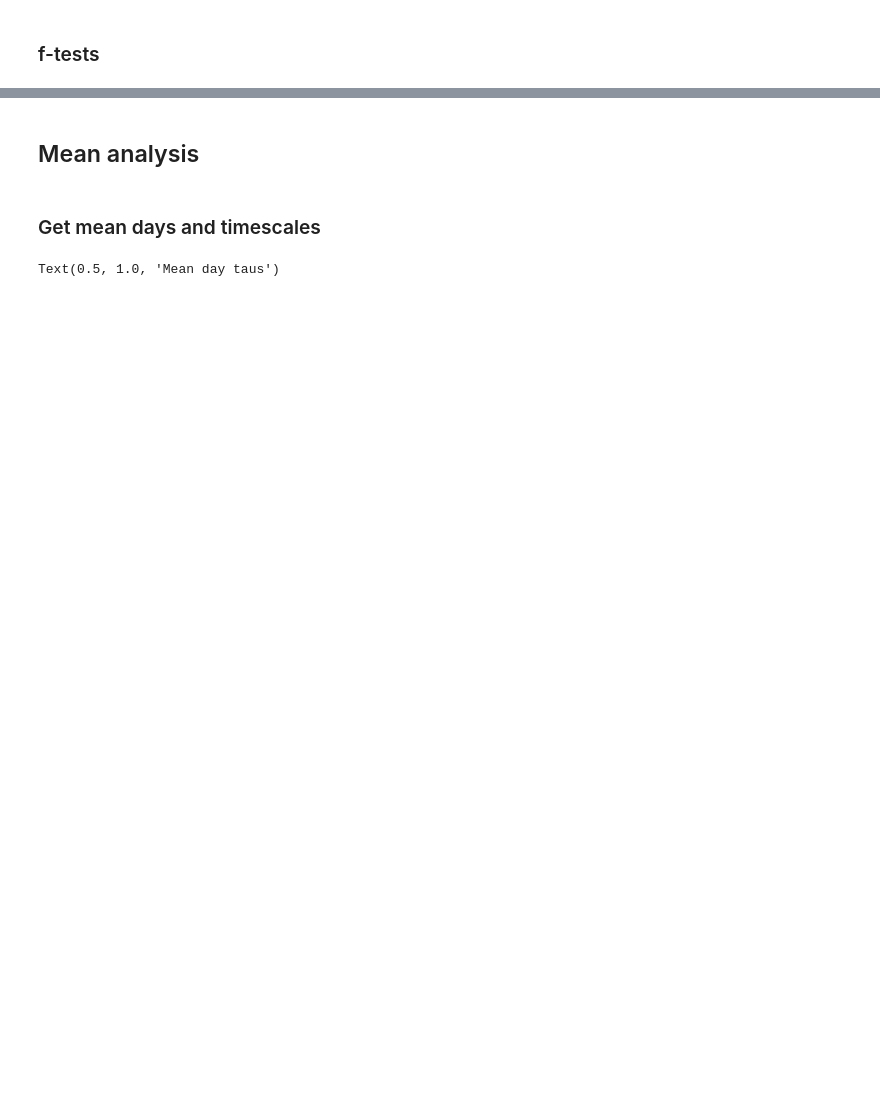
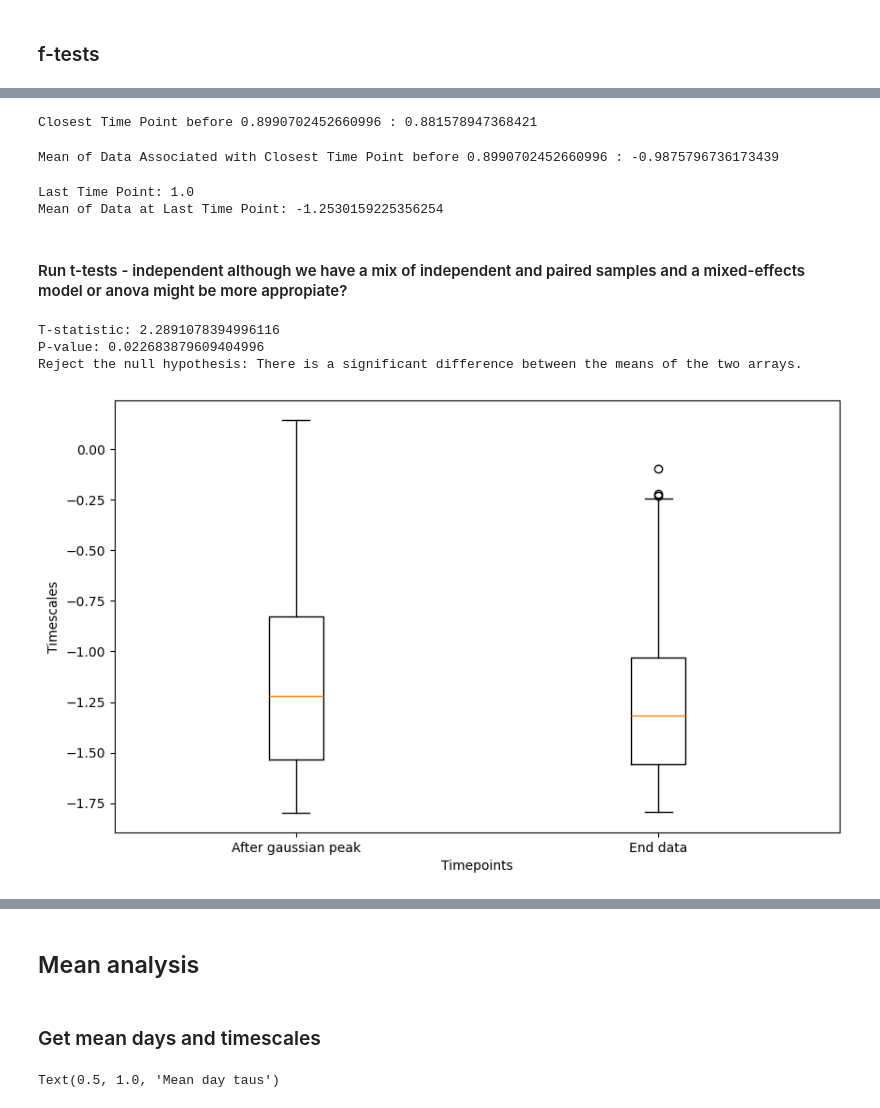
Before and after one commit to voytekresearch/timescale_development, a Jupyter notebook: timescales_analysis_hypotheses_organoid_dataset_version.ipynb, the cells around one changed output, grey strips where cells are left out. Saved outputs shown, nothing was run; the diff lists cells and outputs as text; code cells hidden in the pictures; blank space fills up the shorter version.

```diff
--- a/timescales_analysis_hypotheses_organoid_dataset_version.ipynb
+++ b/timescales_analysis_hypotheses_organoid_dataset_version.ipynb
@@ -301,0 +304,2 @@ f_test rat h1 vs h2: (1.0063994459585754, 0.4383476514623941)
+# %%
+gaussian_peak = params_gaussian[1]
@@ -301,0 +332,76 @@ f_test rat h1 vs h2: (1.0063994459585754, 0.4383476514623941)
+# %%
+# Filter time points that occur before the given time point
+filtered_timepoints = [time_point for time_point in days_in  if time_point < gaussian_peak]
+
+# If there are filtered time points, find the one closest to the given time point
+if filtered_timepoints:
+    closest_timepoint_before = max(filtered_timepoints)
+else:
+    closest_timepoint_before = None
+
+print("Closest Time Point before", gaussian_peak, ":", closest_timepoint_before)
+# %% [output]
+Closest Time Point before 0.8990702452660996 : 0.881578947368421
+# %%
+# Calculate the mean of data associated with the closest time point
+data_at_closest_timepoint_before = [data_in[i] for i, t in enumerate(days_in) if t == closest_timepoint_before]
+
+mean_data_at_closest_timepoint_before = np.mean(data_at_closest_timepoint_before)
+
+
+print("Mean of Data Associated with Closest Time Point before", gaussian_peak, ":", mean_data_at_closest_timepoint_before)
+# %% [output]
+Mean of Data Associated with Closest Time Point before 0.8990702452660996 : -0.9875796736173439
+# %%
+# Get the last time point
+last_timepoint = max(days_in)
+print("Last Time Point:", last_timepoint)
+
+# Find the indices where the time array equals the last time point
+last_timepoint_indices = np.where(days_in == last_timepoint)[0]
+
+# Get the data associated with the last time point
+data_at_last_timepoint = data_in[last_timepoint_indices]
+
+# Calculate the mean of the data associated with the last time point
+mean_data_at_last_timepoint = np.mean(data_at_last_timepoint)
+
+
+print("Mean of Data at Last Time Point:", mean_data_at_last_timepoint)
+# %% [output]
+Last Time Point: 1.0
+Mean of Data at Last Time Point: -1.2530159225356254
+# %% [markdown]
+#### Run t-tests - independent although we have a mix of independent and paired samples and a mixed-effects model or anova might be more appropiate?
+# %%
+#after gausssian timepoint
+# Perform t-test
+t_statistic, p_value = ttest_ind(data_at_closest_timepoint, data_at_last_timepoint)
+
+# Print the results
+print("T-statistic:", t_statistic)
+print("P-value:", p_value)
+
+# Interpret the p-value
+alpha = 0.05  # significance level
+if p_value < alpha:
+    print("Reject the null hypothesis: There is a significant difference between the means of the two arrays.")
+else:
+    print("Fail to reject the null hypothesis: There is no significant difference between the means of the two arrays.")
+
+
+# Create box plot
+plt.figure(figsize=(10, 6))
+
+plt.boxplot([data_at_closest_timepoint, data_at_last_timepoint], labels=['After gaussian peak', 'End data'])
+
+plt.xlabel('Timepoints')
+plt.ylabel('Timescales')
+
+
+plt.show()
+# %% [output]
+T-statistic: 2.2891078394996116
+P-value: 0.022683879609404996
+Reject the null hypothesis: There is a significant difference between the means of the two arrays.
+[figure, added]
```
Also changed, not shown: parts of 18 cells of this notebook, 1 other file.
